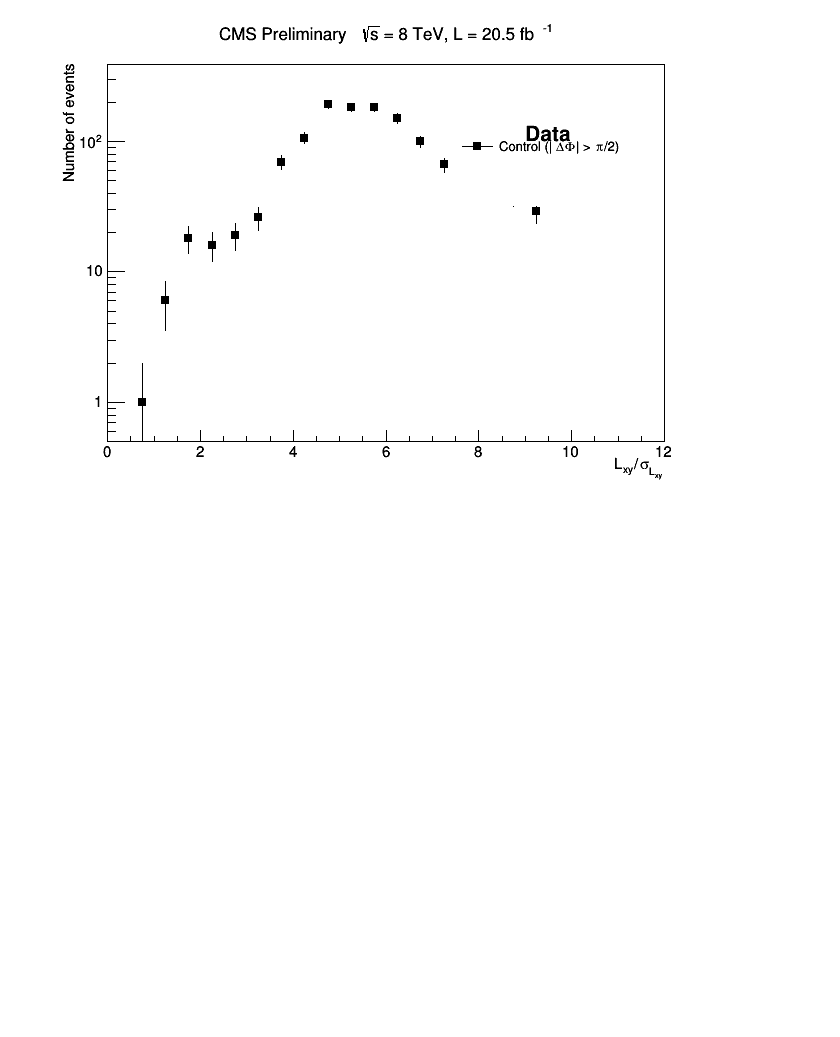
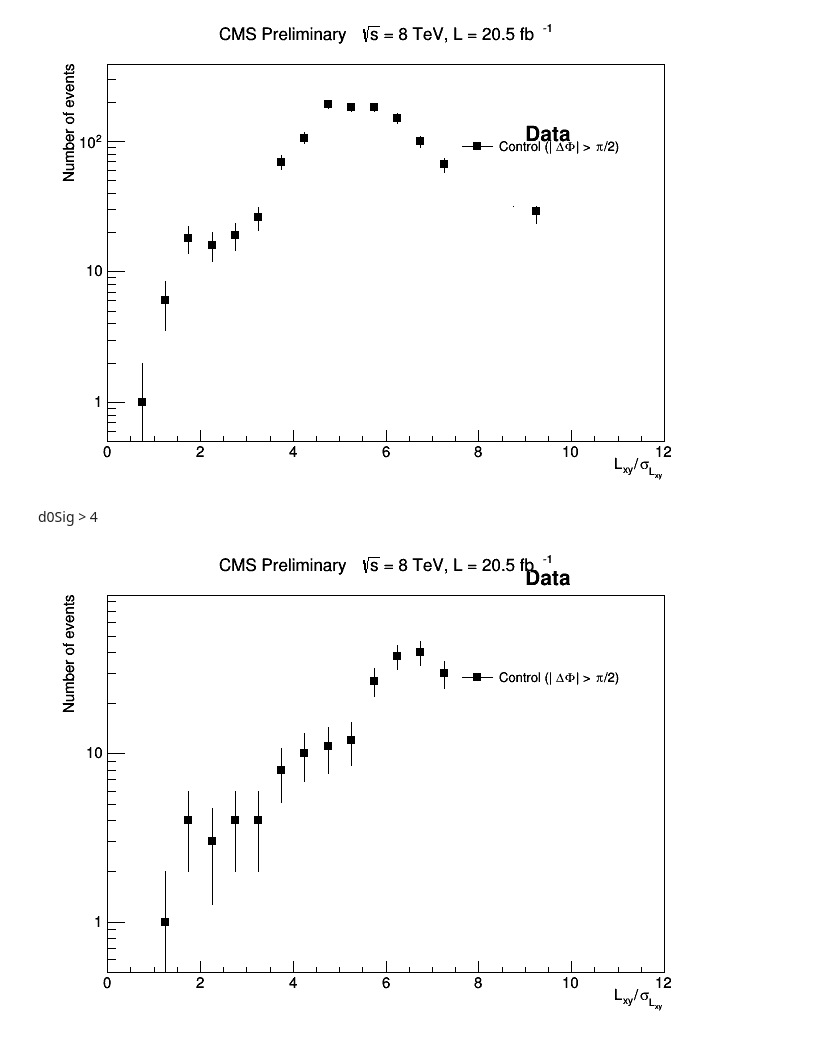
Before and after one commit to msolmaz/IPython, a Jupyter notebook: RSA_Data_Control_Region_Bckg_Estimation_June_12_track_rejection_removed.ipynb, the cells around one changed output. Saved outputs shown, nothing was run; the diff lists cells and outputs as text; code cells hidden in the pictures; blank space fills up the shorter version.

```diff
--- a/RSA_Data_Control_Region_Bckg_Estimation_June_12_track_rejection_removed.ipynb
+++ b/RSA_Data_Control_Region_Bckg_Estimation_June_12_track_rejection_removed.ipynb
@@ -111,3 +111,10 @@ result3 = LxySig_distribution(3)
 result3[0]
 # %% [output]
 [figure]
+# %% [markdown]
+d0Sig > 4
+# %%
+result4 = LxySig_distribution(4)
+result4[0]
+# %% [output]
+[figure, added]
```
